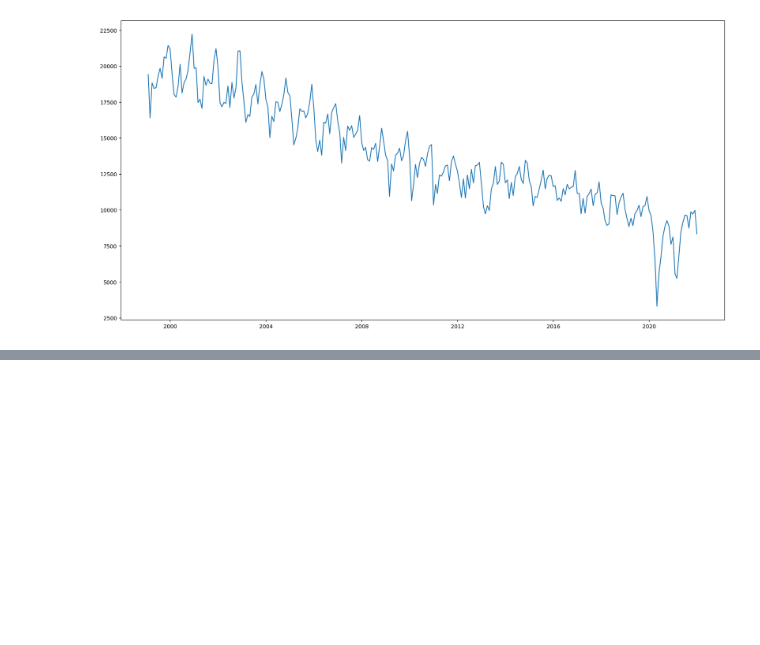
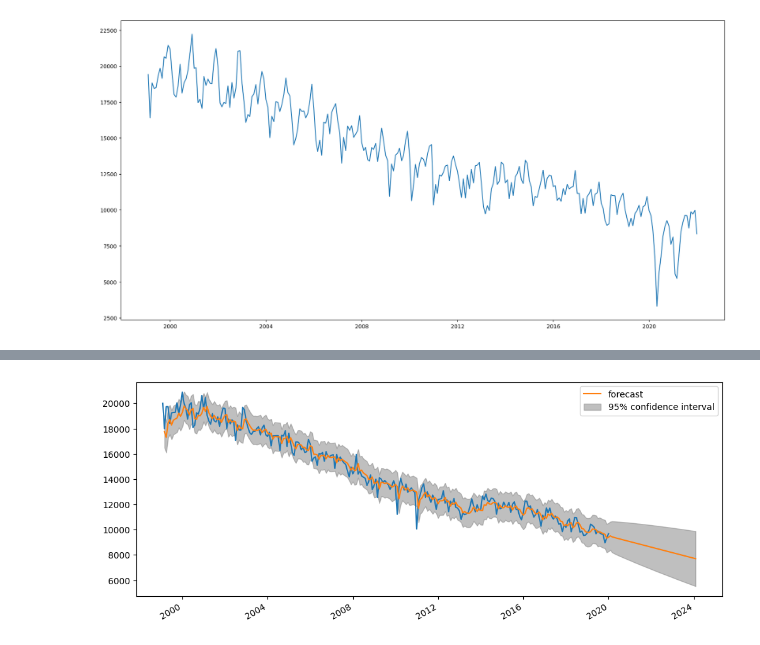
Before and after one commit to MagicaBleps/UK-road-safety, a Jupyter notebook: notebooks/arima.ipynb, the cells around one changed output, grey strips where cells are left out. Saved outputs shown, nothing was run; the diff lists cells and outputs as text; code cells hidden in the pictures; blank space fills up the shorter version.

```diff
--- a/notebooks/arima.ipynb
+++ b/notebooks/arima.ipynb
@@ -769,0 +89,3 @@ CONVERGENCE: REL_REDUCTION_OF_F_<=_FACTR*EPSMCH
+# %%
+# We choose the additive method, because the residuals are better distributed
+time_series['deseasonalized']=time_series['Accidents'].values-result_add.seasonal
@@ -769,0 +147,11 @@ CONVERGENCE: REL_REDUCTION_OF_F_<=_FACTR*EPSMCH
+# %%
+# We train the model using the parameters identified in the previous step
+arima_2019 = ARIMA(train, order=(1, 1, 1), trend='t')
+arima_2019 = arima_2019.fit()
+
+# We plot the prediction for the following years (deseasonalized)
+fig, axs = plt.subplots(1, 1, figsize=(12, 5))
+axs.plot(train)
+plot_predict(arima_2019, start=1, end=300, ax=axs);
+# %% [output]
+[figure, added]
```
Also changed, not shown: parts of 85 cells of this notebook, 5 other files.
